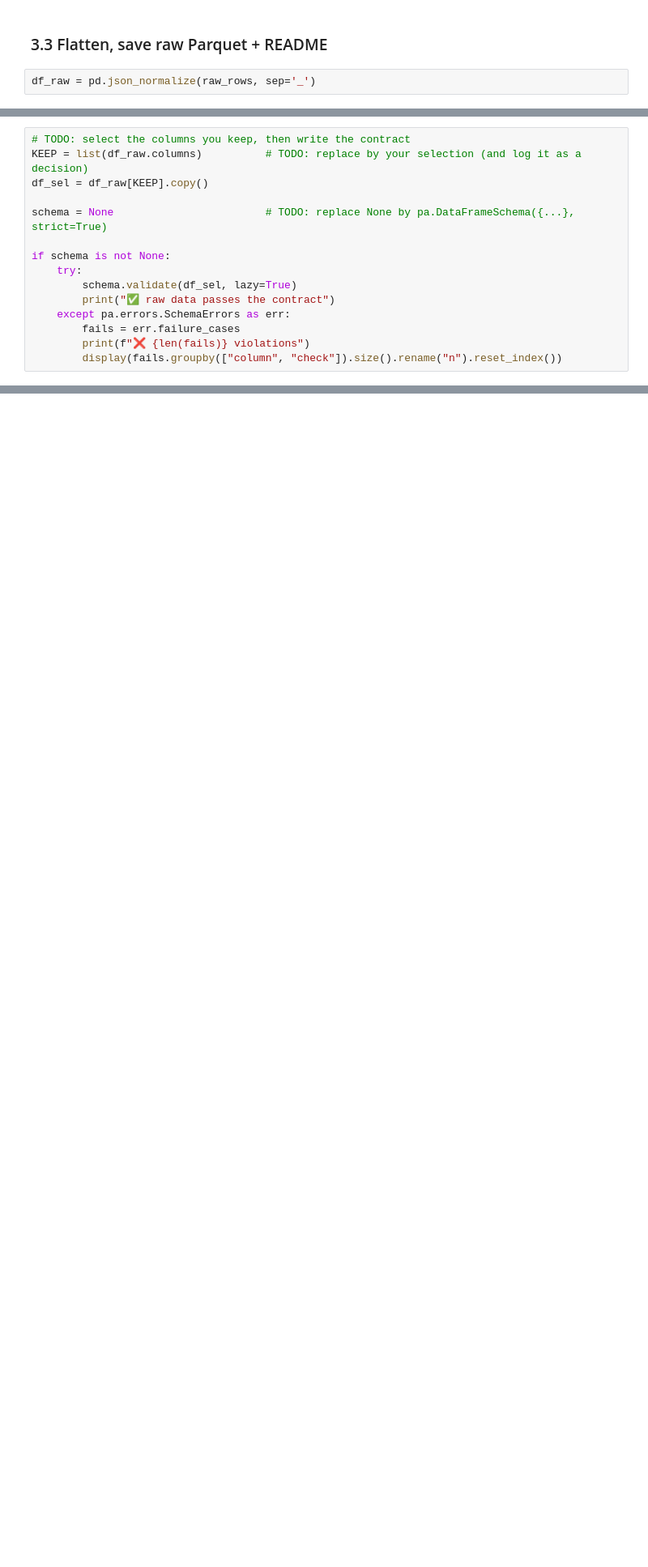
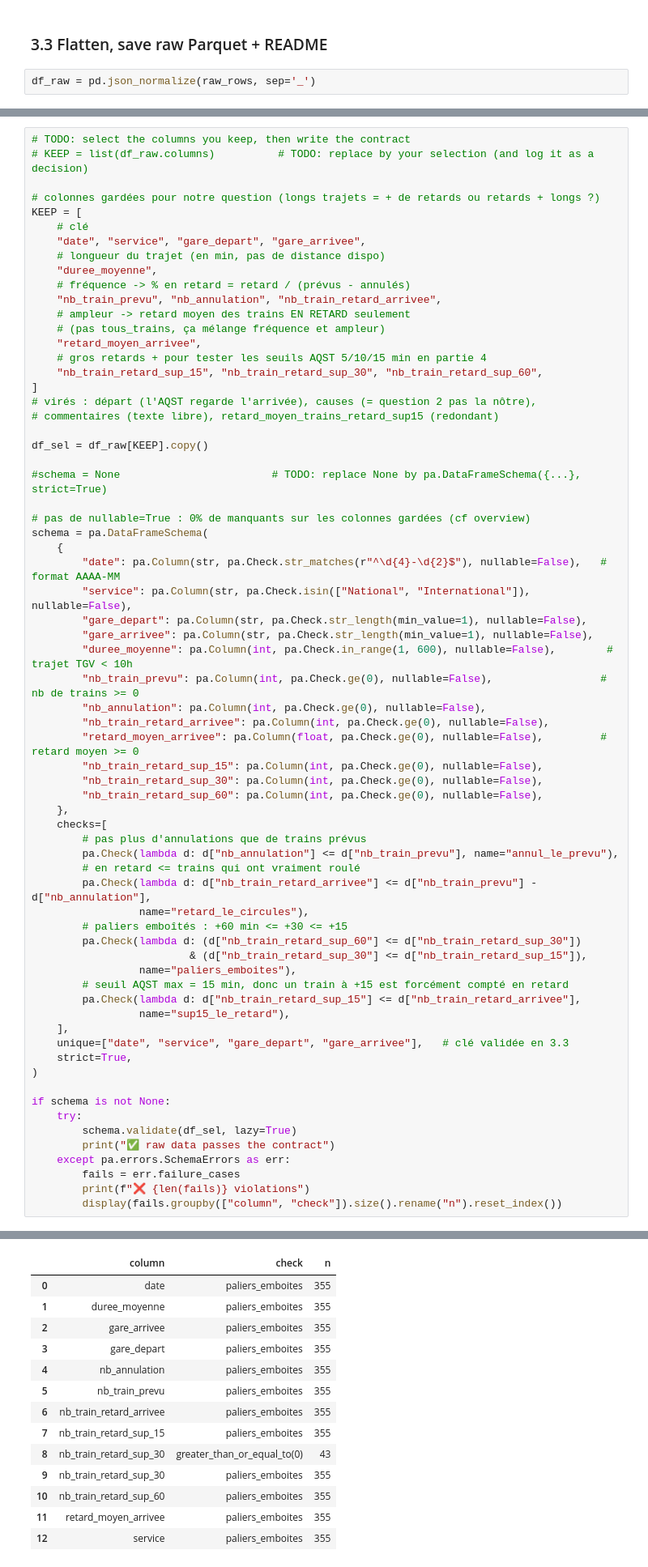
Before and after one commit to sarah-benaddad/tgv-punctuality-eda, a Jupyter notebook: project_04_tgv_punctuality.ipynb, the cells around one changed output, grey strips where cells are left out. Shown at 81% size. Saved outputs shown, nothing was run; the diff lists cells and outputs as text; blank space fills up the shorter version.

```diff
--- a/project_04_tgv_punctuality.ipynb
+++ b/project_04_tgv_punctuality.ipynb
@@ -214,10 +251,62 @@ overview
 Columns to look at first (confirm the exact names in `df_raw.columns`): `date`, `service`, `gare_depart`, `gare_arrivee`, `duree_moyenne`, `nb_train_prevu`, `nb_annulation`, `nb_train_retard_arrivee`, `retard_moyen_arrivee` and the `prct_cause_*` columns.
 # %%
 # TODO: select the columns you keep, then write the contract
-KEEP = list(df_raw.columns)          # TODO: replace by your selection (and log it as a decision)
+# KEEP = list(df_raw.columns)          # TODO: replace by your selection (and log it as a decision)
+
+# colonnes gardées pour notre question (longs trajets = + de retards ou retards + longs ?)
+KEEP = [
+    # clé
+    "date", "service", "gare_depart", "gare_arrivee",
+    # longueur du trajet (en min, pas de distance dispo)
+    "duree_moyenne",
+    # fréquence -> % en retard = retard / (prévus - annulés)
+    "nb_train_prevu", "nb_annulation", "nb_train_retard_arrivee",
+    # ampleur -> retard moyen des trains EN RETARD seulement
+    # (pas tous_trains, ça mélange fréquence et ampleur)
+    "retard_moyen_arrivee",
+    # gros retards + pour tester les seuils AQST 5/10/15 min en partie 4
+    "nb_train_retard_sup_15", "nb_train_retard_sup_30", "nb_train_retard_sup_60",
+]
+# virés : départ (l'AQST regarde l'arrivée), causes (= question 2 pas la nôtre),
+# commentaires (texte libre), retard_moyen_trains_retard_sup15 (redondant)
+
 df_sel = df_raw[KEEP].copy()
 
-schema = None                        # TODO: replace None by pa.DataFrameSchema({...}, strict=True)
+#schema = None                        # TODO: replace None by pa.DataFrameSchema({...}, strict=True)
+
+# pas de nullable=True : 0% de manquants sur les colonnes gardées (cf overview)
+schema = pa.DataFrameSchema(
+    {
+        "date": pa.Column(str, pa.Check.str_matches(r"^\d{4}-\d{2}$"), nullable=False),   # format AAAA-MM
+        "service": pa.Column(str, pa.Check.isin(["National", "International"]), nullable=False),
+        "gare_depart": pa.Column(str, pa.Check.str_length(min_value=1), nullable=False),
+        "gare_arrivee": pa.Column(str, pa.Check.str_length(min_value=1), nullable=False),
+        "duree_moyenne": pa.Column(int, pa.Check.in_range(1, 600), nullable=False),        # trajet TGV < 10h
+        "nb_train_prevu": pa.Column(int, pa.Check.ge(0), nullable=False),                 # nb de trains >= 0
+        "nb_annulation": pa.Column(int, pa.Check.ge(0), nullable=False),
+        "nb_train_retard_arrivee": pa.Column(int, pa.Check.ge(0), nullable=False),
+        "retard_moyen_arrivee": pa.Column(float, pa.Check.ge(0), nullable=False),         # retard moyen >= 0
+        "nb_train_retard_sup_15": pa.Column(int, pa.Check.ge(0), nullable=False),
+        "nb_train_retard_sup_30": pa.Column(int, pa.Check.ge(0), nullable=False),
+        "nb_train_retard_sup_60": pa.Column(int, pa.Check.ge(0), nullable=False),
+    },
+    checks=[
+        # pas plus d'annulations que de trains prévus
+        pa.Check(lambda d: d["nb_annulation"] <= d["nb_train_prevu"], name="annul_le_prevu"),
+        # en retard <= trains qui ont vraiment roulé
+        pa.Check(lambda d: d["nb_train_retard_arrivee"] <= d["nb_train_prevu"] - d["nb_annulation"],
+                 name="retard_le_circules"),
+        # paliers emboîtés : +60 min <= +30 <= +15
+        pa.Check(lambda d: (d["nb_train_retard_sup_60"] <= d["nb_train_retard_sup_30"])
+                         & (d["nb_train_retard_sup_30"] <= d["nb_train_retard_sup_15"]),
+                 name="paliers_emboites"),
+        # seuil AQST max = 15 min, donc un train à +15 est forcément compté en retard
+        pa.Check(lambda d: d["nb_train_retard_sup_15"] <= d["nb_train_retard_arrivee"],
+                 name="sup15_le_retard"),
+    ],
+    unique=["date", "service", "gare_depart", "gare_arrivee"],   # clé validée en 3.3
+    strict=True,
+)
 
 if schema is not None:
     try:
@@ -227,3 +316,4 @@ if schema is not None:
         fails = err.failure_cases
         print(f"❌ {len(fails)} violations")
         display(fails.groupby(["column", "check"]).size().rename("n").reset_index())
+# %% [output]
@@ -229,0 +321,14 @@ if schema is not None:
+|  | column | check | n |
+| 0 | date | paliers_emboites | 355 |
+| 1 | duree_moyenne | paliers_emboites | 355 |
+| 2 | gare_arrivee | paliers_emboites | 355 |
+| 3 | gare_depart | paliers_emboites | 355 |
+| 4 | nb_annulation | paliers_emboites | 355 |
+| 5 | nb_train_prevu | paliers_emboites | 355 |
+| 6 | nb_train_retard_arrivee | paliers_emboites | 355 |
+| 7 | nb_train_retard_sup_15 | paliers_emboites | 355 |
+| 8 | nb_train_retard_sup_30 | greater_than_or_equal_to(0) | 43 |
+| 9 | nb_train_retard_sup_30 | paliers_emboites | 355 |
+| 10 | nb_train_retard_sup_60 | paliers_emboites | 355 |
+| 11 | retard_moyen_arrivee | paliers_emboites | 355 |
+| 12 | service | paliers_emboites | 355 |
```
Also changed, not shown: parts of 9 cells of this notebook, 3 other files.
